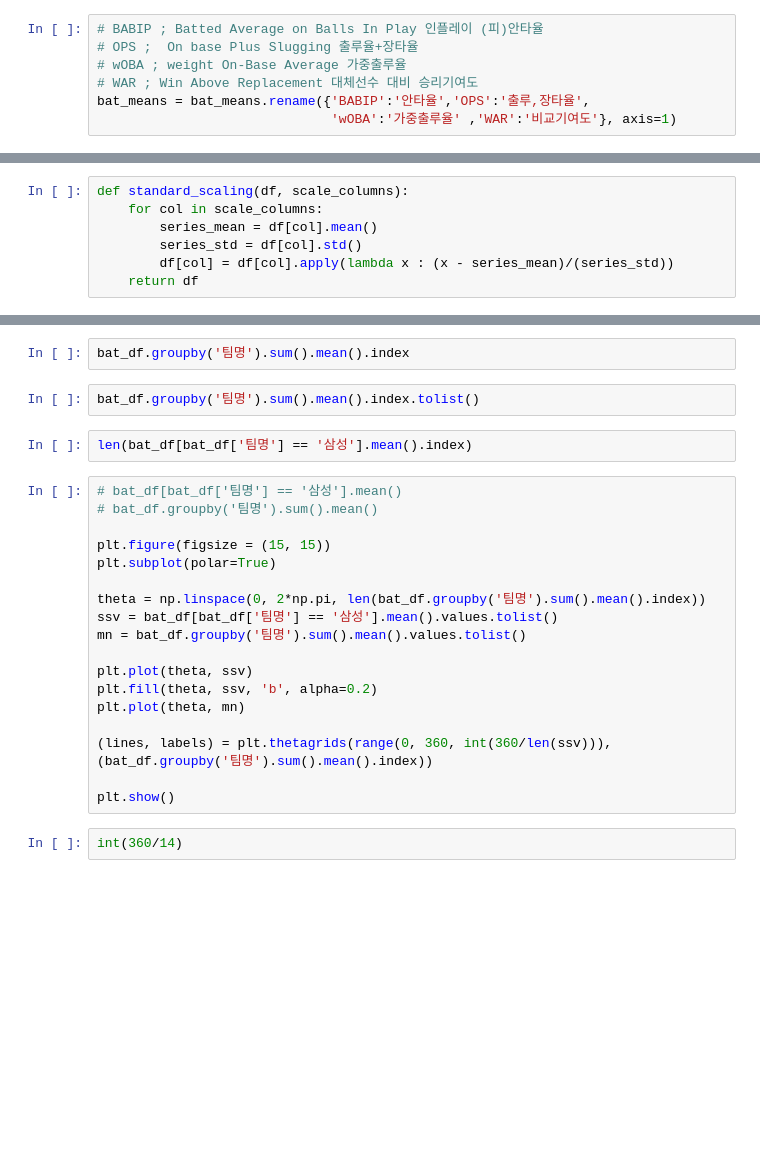
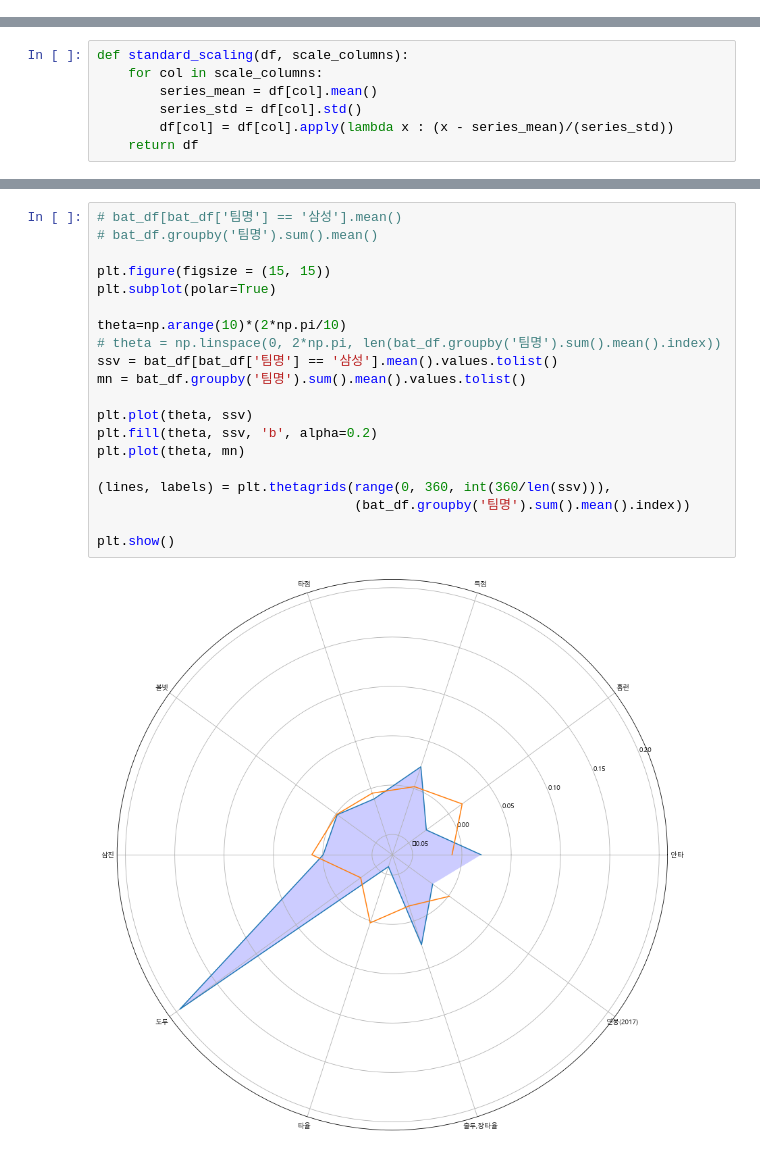
Before and after one commit to PIUphil/toheaven, a Jupyter notebook: 야구2.ipynb, the cells around one changed output, grey strips where cells are left out. Cells and saved outputs as stored; diff of their text form; blank space fills up the shorter version.

```diff
--- a/야구2.ipynb
+++ b/야구2.ipynb
@@ -37,7 +44,0 @@ display(bat_means)
-# %%
-# BABIP ; Batted Average on Balls In Play 인플레이 (피)안타율
-# OPS ;  On base Plus Slugging 출루율+장타율
-# wOBA ; weight On-Base Average 가중출루율
-# WAR ; Win Above Replacement 대체선수 대비 승리기여도
-bat_means = bat_means.rename({'BABIP':'안타율','OPS':'출루,장타율',
-                              'wOBA':'가중출루율' ,'WAR':'비교기여도'}, axis=1)
@@ -154,26 +155,22 @@ plt.show()
-# %%
-bat_df.groupby('팀명').sum().mean().index
-# %%
-bat_df.groupby('팀명').sum().mean().index.tolist()
-# %%
-len(bat_df[bat_df['팀명'] == '삼성'].mean().index)
 # %%
 # bat_df[bat_df['팀명'] == '삼성'].mean()
 # bat_df.groupby('팀명').sum().mean()
 
 plt.figure(figsize = (15, 15))
 plt.subplot(polar=True)
 
-theta = np.linspace(0, 2*np.pi, len(bat_df.groupby('팀명').sum().mean().index))
+theta=np.arange(10)*(2*np.pi/10)
+# theta = np.linspace(0, 2*np.pi, len(bat_df.groupby('팀명').sum().mean().index))
 ssv = bat_df[bat_df['팀명'] == '삼성'].mean().values.tolist()
 mn = bat_df.groupby('팀명').sum().mean().values.tolist()
 
 plt.plot(theta, ssv)
 plt.fill(theta, ssv, 'b', alpha=0.2)
 plt.plot(theta, mn)
 
-(lines, labels) = plt.thetagrids(range(0, 360, int(360/len(ssv))), (bat_df.groupby('팀명').sum().mean().index))
+(lines, labels) = plt.thetagrids(range(0, 360, int(360/len(ssv))),
+                                 (bat_df.groupby('팀명').sum().mean().index))
 
 plt.show()
+# %% [output]
+[figure, added]
-# %%
-int(360/14)
```
Also changed, not shown: parts of 14 cells of this notebook.
